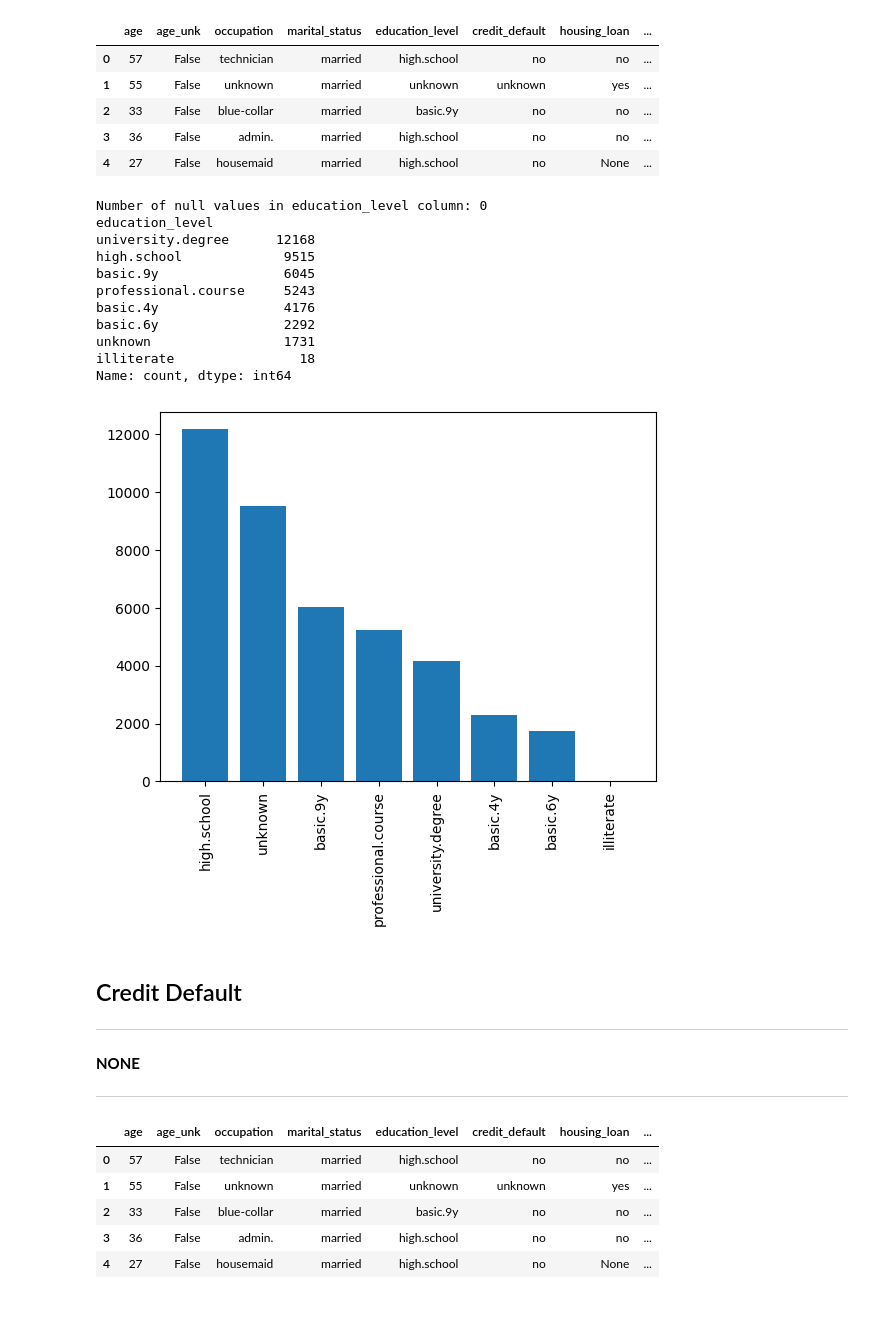
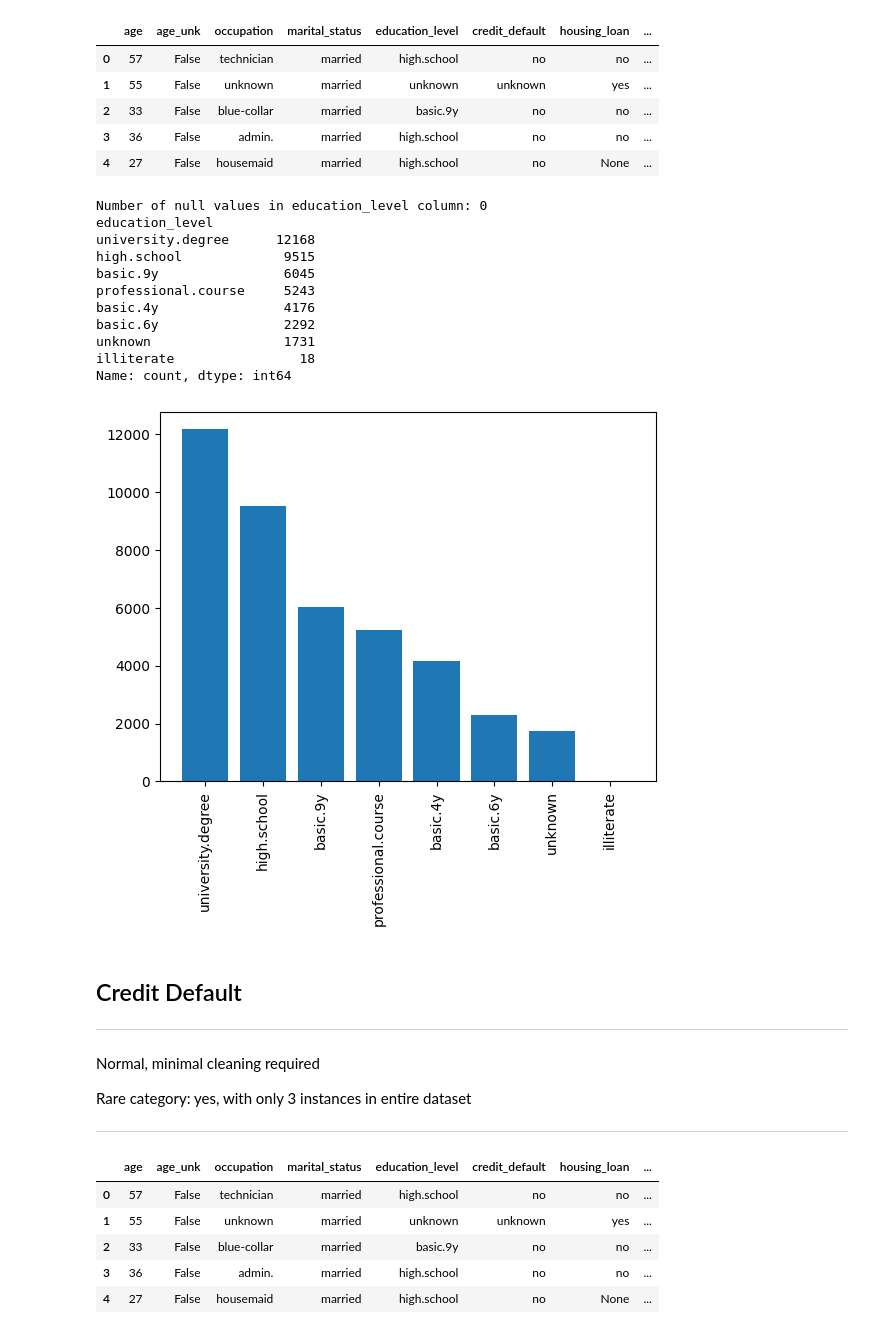
Before and after one commit to mysticshirou/EGT309-TeamJunHoe, a Jupyter notebook: eda.ipynb, the cells around one changed output. Saved outputs shown, nothing was run; the diff lists cells and outputs as text; code cells hidden in the pictures.

Commit message:
Added data cleaning for columns with null and unknown values to eda

```diff
--- a/eda.ipynb
+++ b/eda.ipynb
@@ -169,29 +169,31 @@ df_education.head()
 # %%
 # Unique values of education level show no overlap in categorization, so no change is necessary
 # No nulls found
 # Small problem with the extremely small amount of data on illiterate education level, but otherwise there is nothing serious that needs to be cleaned.
 print(f"Number of null values in education_level column: {df_education.education_level.isna().sum()}")
 print(df_education.education_level.value_counts())
-plt.bar(df_education.education_level.unique(), df_education.education_level.value_counts())
+plt.bar(df_education.education_level.value_counts().index, df_education.education_level.value_counts().values)
 plt.xticks(rotation=90)
 plt.show()
 # %% [output]
 Number of null values in education_level column: 0
 education_level
 university.degree      12168
 high.school             9515
 basic.9y                6045
 professional.course     5243
 basic.4y                4176
 basic.6y                2292
 unknown                 1731
 illiterate                18
 Name: count, dtype: int64
-[figure, old version]
+[figure, new version]
 # %% [markdown]
 ## Credit Default
 ---
-**NONE**
+Normal, minimal cleaning required
+
+Rare category: yes, with only 3 instances in entire dataset
 
 ---
 # %%
```
Also changed, not shown: parts of 22 cells of this notebook.
